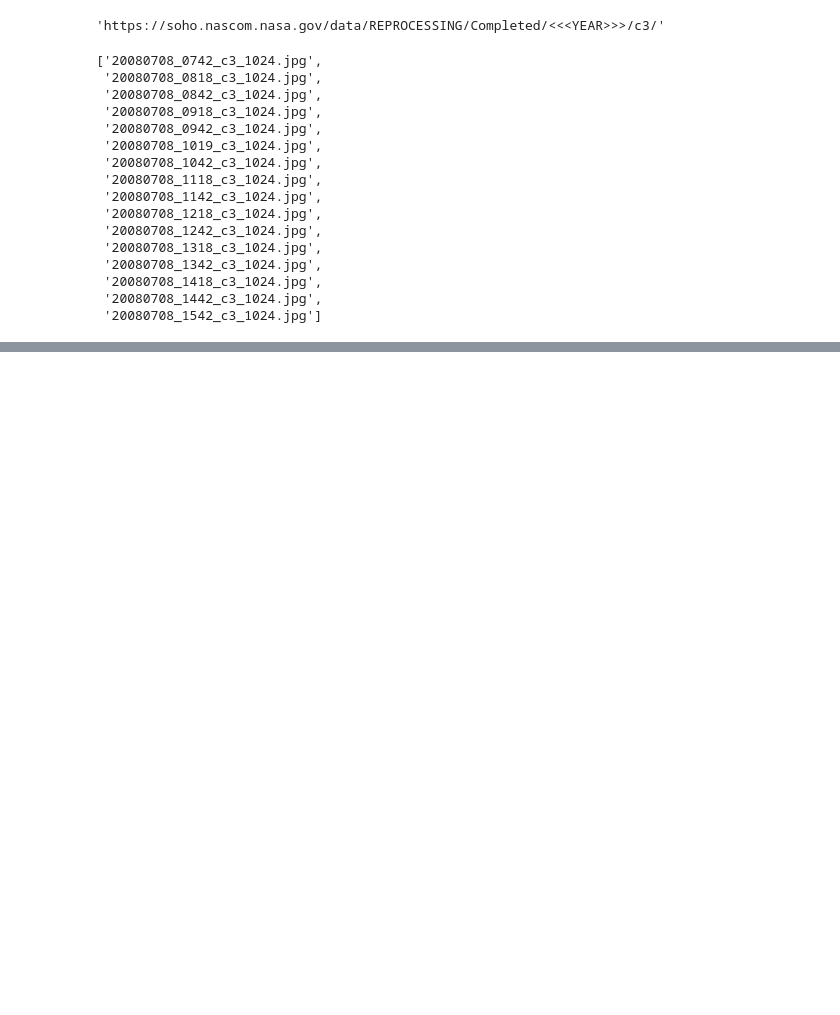
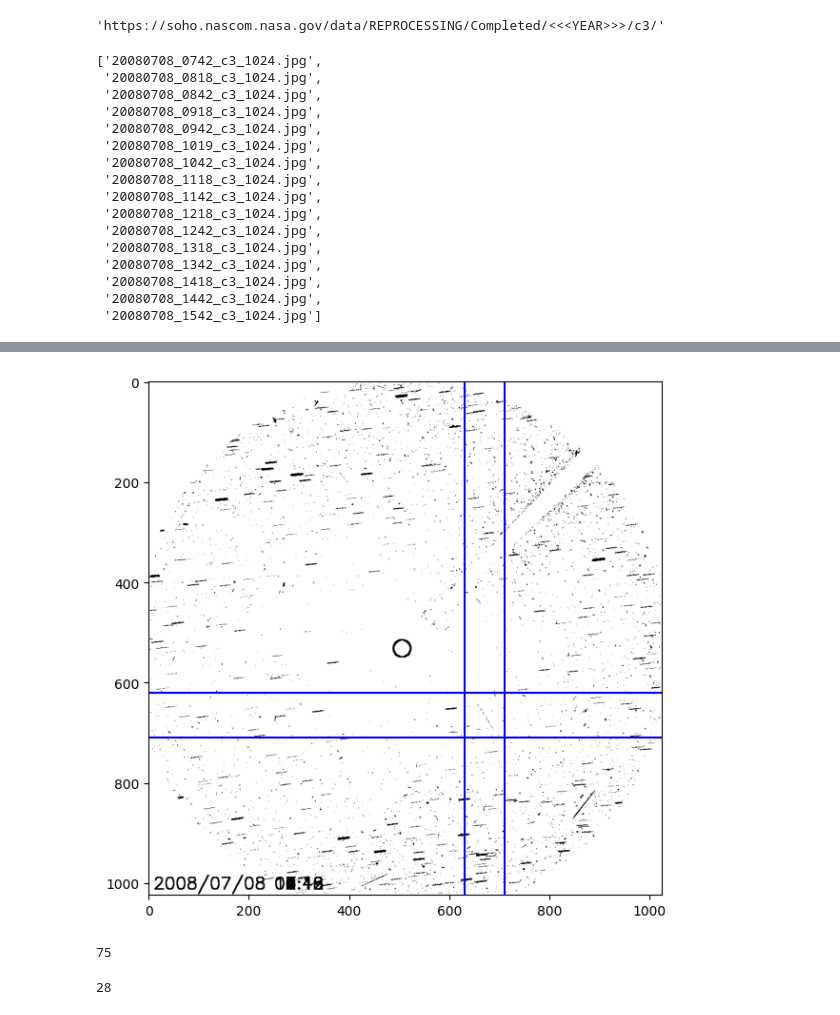
Before and after one commit to artkra/gecko, a Jupyter notebook: poc.ipynb, the cells around one changed output, grey strips where cells are left out. Drawn from its saved outputs; the diff is of its cells as text; code cells hidden in the pictures; blank space fills up the shorter version.

```diff
--- a/poc.ipynb
+++ b/poc.ipynb
@@ -104,0 +81,12 @@ blended_img
+# %%
+img = Image.fromarray(composed_img)
+fig, ax = plt.subplots(figsize=(7, 7), sharex=True, sharey=True)
+
+ax.axhline(620, color='blue')
+ax.axvline(630, color='blue')
+ax.axhline(710, color='blue')
+ax.axvline(710, color='blue')
+
+imgplot = plt.imshow(img, cmap='gray')
+# %% [output]
+[figure, added]
@@ -104,0 +133,4 @@ blended_img
+# %%
+len(dots)
+# %% [output]
+75
@@ -104,0 +155,4 @@ blended_img
+# %%
+len(RES)
+# %% [output]
+28
```
Also changed, not shown: parts of 29 cells of this notebook, 2 other files.
